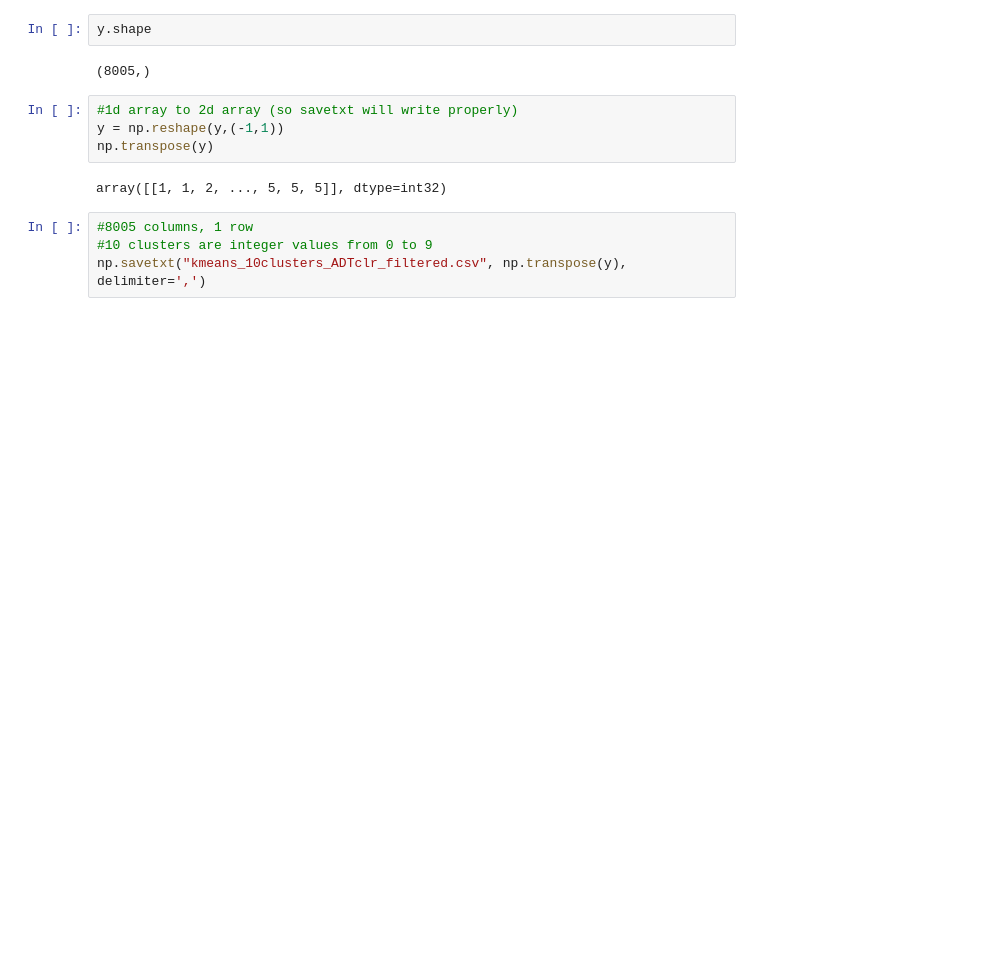
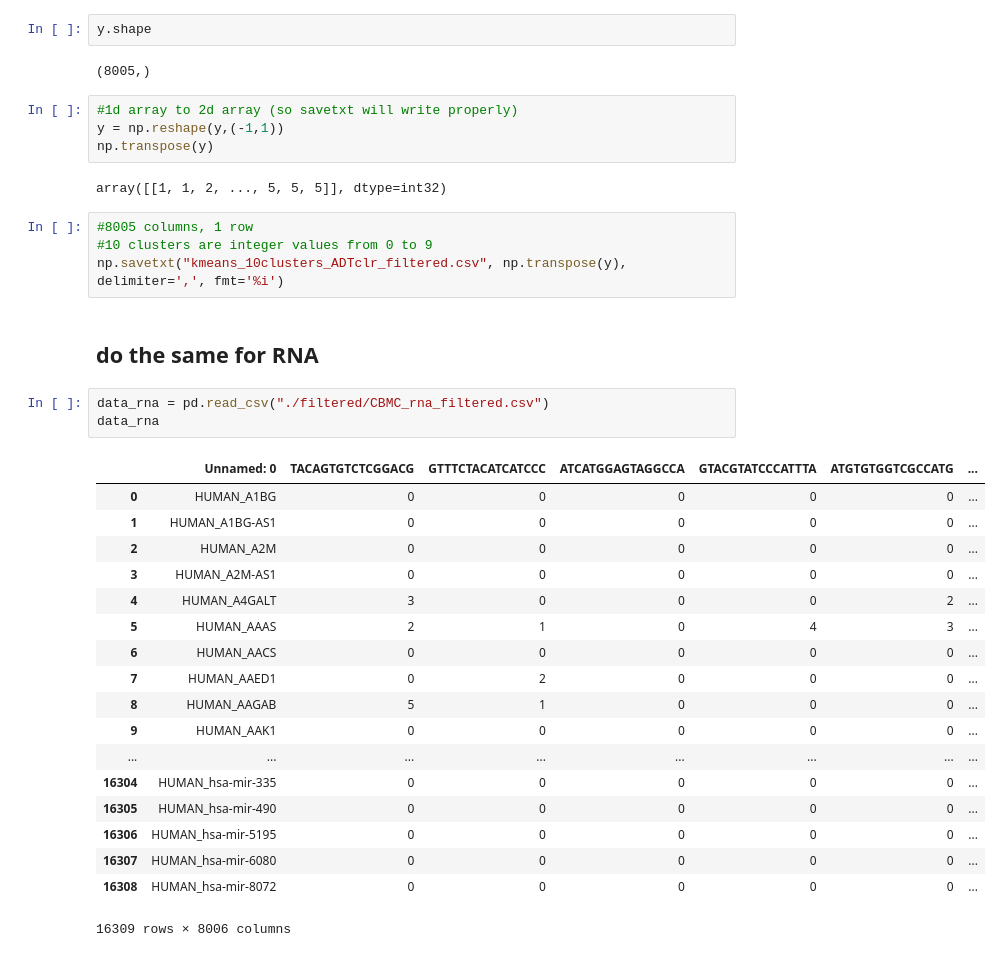
Before and after one commit to databio/bds_hackathon, a Jupyter notebook: results/kmeans/kmeans_labeling.ipynb, the cells around one changed output. Cells and saved outputs as stored; diff of their text form; blank space fills up the shorter version.

```diff
--- a/results/kmeans/kmeans_labeling.ipynb
+++ b/results/kmeans/kmeans_labeling.ipynb
@@ -70,4 +76,28 @@ array([[1, 1, 2, ..., 5, 5, 5]], dtype=int32)
 # %%
 #8005 columns, 1 row
 #10 clusters are integer values from 0 to 9
-np.savetxt("kmeans_10clusters_ADTclr_filtered.csv", np.transpose(y), delimiter=',')
+np.savetxt("kmeans_10clusters_ADTclr_filtered.csv", np.transpose(y), delimiter=',', fmt='%i')
+# %% [markdown]
+## do the same for RNA
+# %%
+data_rna = pd.read_csv("./filtered/CBMC_rna_filtered.csv")
+data_rna
+# %% [output]
+|  | Unnamed: 0 | TACAGTGTCTCGGACG | GTTTCTACATCATCCC | ATCATGGAGTAGGCCA | GTACGTATCCCATTTA | ATGTGTGGTCGCCATG | ... |
+| 0 | HUMAN_A1BG | 0 | 0 | 0 | 0 | 0 | ... |
+| 1 | HUMAN_A1BG-AS1 | 0 | 0 | 0 | 0 | 0 | ... |
+| 2 | HUMAN_A2M | 0 | 0 | 0 | 0 | 0 | ... |
+| 3 | HUMAN_A2M-AS1 | 0 | 0 | 0 | 0 | 0 | ... |
+| 4 | HUMAN_A4GALT | 3 | 0 | 0 | 0 | 2 | ... |
+| 5 | HUMAN_AAAS | 2 | 1 | 0 | 4 | 3 | ... |
+| 6 | HUMAN_AACS | 0 | 0 | 0 | 0 | 0 | ... |
+| 7 | HUMAN_AAED1 | 0 | 2 | 0 | 0 | 0 | ... |
+| 8 | HUMAN_AAGAB | 5 | 1 | 0 | 0 | 0 | ... |
+| 9 | HUMAN_AAK1 | 0 | 0 | 0 | 0 | 0 | ... |
+| ... | ... | ... | ... | ... | ... | ... | ... |
+| 16304 | HUMAN_hsa-mir-335 | 0 | 0 | 0 | 0 | 0 | ... |
+| 16305 | HUMAN_hsa-mir-490 | 0 | 0 | 0 | 0 | 0 | ... |
+| 16306 | HUMAN_hsa-mir-5195 | 0 | 0 | 0 | 0 | 0 | ... |
+| 16307 | HUMAN_hsa-mir-6080 | 0 | 0 | 0 | 0 | 0 | ... |
+| 16308 | HUMAN_hsa-mir-8072 | 0 | 0 | 0 | 0 | 0 | ... |
+16309 rows × 8006 columns
```
Also changed, not shown: parts of 13 cells of this notebook, 2 other files.
